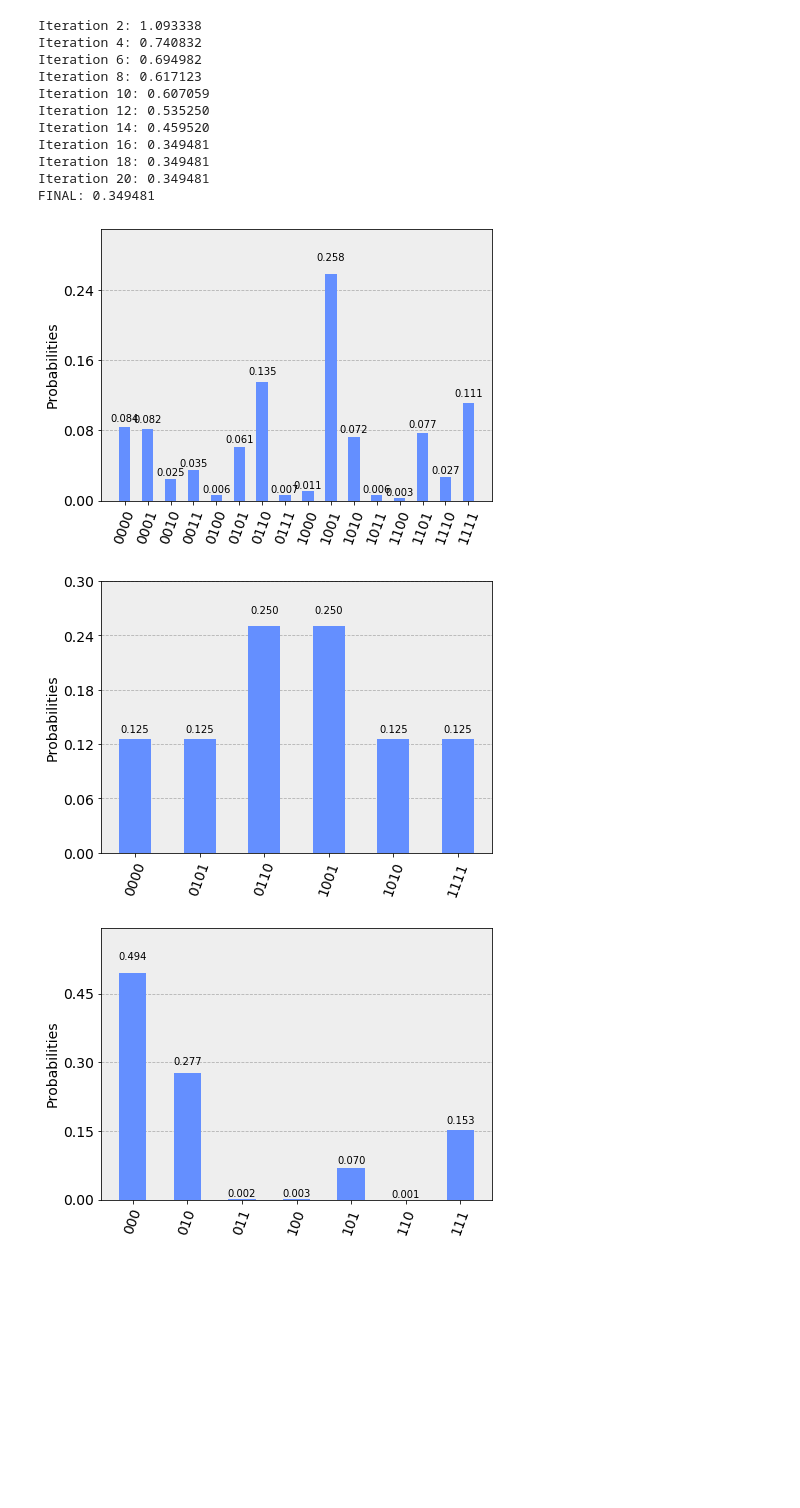
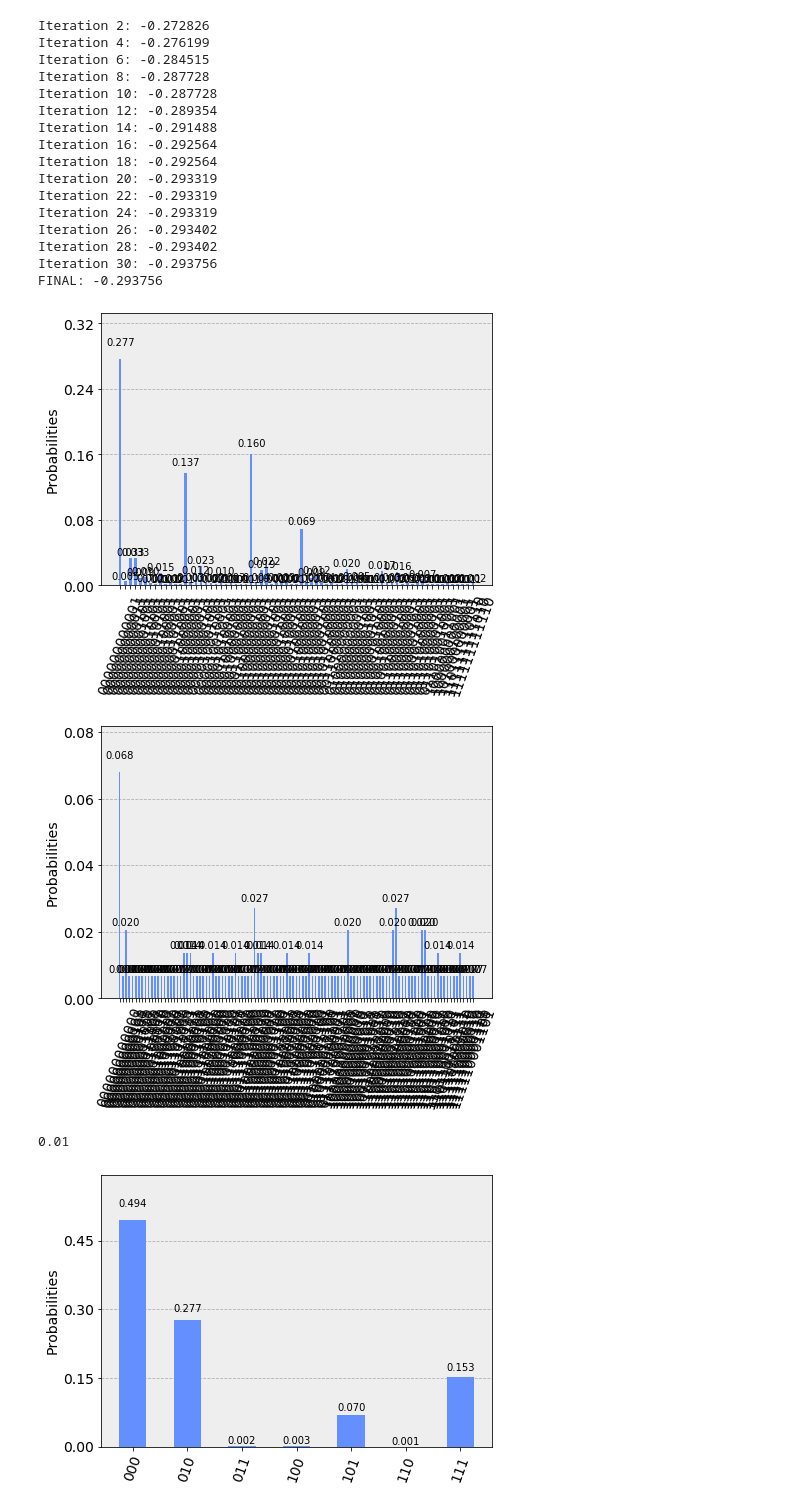
Before and after one commit to egbQuantum/Born, a Jupyter notebook: Quantum Born Machine V2.ipynb, the cells around one changed output. Saved outputs shown, nothing was run; the diff lists cells and outputs as text; code cells hidden in the pictures; blank space fills up the shorter version.

```diff
--- a/Quantum Born Machine V2.ipynb
+++ b/Quantum Born Machine V2.ipynb
@@ -112,8 +154,8 @@ class Particle:
             self.position_i.append(x0[i])
 
     # evaluate current fitness
-    def evaluate(self, n, costFunc, shots):
-        self.err_i=costFunc(n, self.position_i, shots)
+    def evaluate(self, n, target, costFunc, shots):
+        self.err_i=costFunc(n, target, self.position_i, shots)
 
         # check to see if the current position is an individual best
         if self.err_i < self.err_best_i or self.err_best_i==-1:
@@ -161,7 +203,7 @@ class Particle:
 
 
 class PSO():
-    def __init__(self,n,shots,costFunc,x0,num_particles,maxiter):
+    def __init__(self,n,shots,target,costFunc,x0,num_particles,maxiter):
         global num_dimensions
 
         num_dimensions=len(x0)
@@ -178,7 +220,7 @@ class PSO():
         while i < maxiter:
             # cycle through particles in swarm and evaluate fitness
             for j in range(0,num_particles):
-                swarm[j].evaluate(n, costFunc, shots)
+                swarm[j].evaluate(n, target, costFunc, shots)
 
                 # determine if current particle is the best (globally)
                 if swarm[j].err_i < self.err_best_g or self.err_best_g == -1:
@@ -207,34 +249,47 @@ if __name__ == "__PSO__":
 # %%
 # Run optimization
 
-n = 4
-layers = 3
+n = 12
+layers = 2
 shots = 1000   #shots per run of given circuit; larger will give better statistics from runs
 
 initial = np.random.normal(size=2*n*layers)
 
-best = PSO(n, shots, costFunc, initial, num_particles=40, maxiter=20).best()
+target = get_target(length = 2, num_samples = 1000)
+
+best = PSO(n, shots, target, costFunc, initial, num_particles=40, maxiter=30).best()
 
 learned = run_circuit(n, best, shots)
 plot_histogram(learned)
 # %% [output]
-Iteration 2: 1.093338
-Iteration 4: 0.740832
-Iteration 6: 0.694982
-Iteration 8: 0.617123
-Iteration 10: 0.607059
-Iteration 12: 0.535250
-Iteration 14: 0.459520
-Iteration 16: 0.349481
-Iteration 18: 0.349481
-Iteration 20: 0.349481
-FINAL: 0.349481
+Iteration 2: -0.272826
+Iteration 4: -0.276199
+Iteration 6: -0.284515
+Iteration 8: -0.287728
+Iteration 10: -0.287728
+Iteration 12: -0.289354
+Iteration 14: -0.291488
+Iteration 16: -0.292564
+Iteration 18: -0.292564
+Iteration 20: -0.293319
+Iteration 22: -0.293319
+Iteration 24: -0.293319
+Iteration 26: -0.293402
+Iteration 28: -0.293402
+Iteration 30: -0.293756
+FINAL: -0.293756
-[figure, old version]
+[figure, new version]
 # %%
-target = get_target()
+target = get_target(length = 2, num_samples = 1000)
+
 plot_histogram(target)
+#print(target)
 # %% [output]
-[figure, old version]
+[figure, new version]
+# %%
+max(target.values())
+# %% [output]
+0.01
 # %%
 params = [4.952183907076087, 5.366143366803098, 6.1802748069211395, 5.423623009334368, 5.277995751340181, 4.9934647678469295]
 learned = run_circuit(n, params, shots)
```
Also changed, not shown: parts of 3 cells of this notebook, 4 other files.
